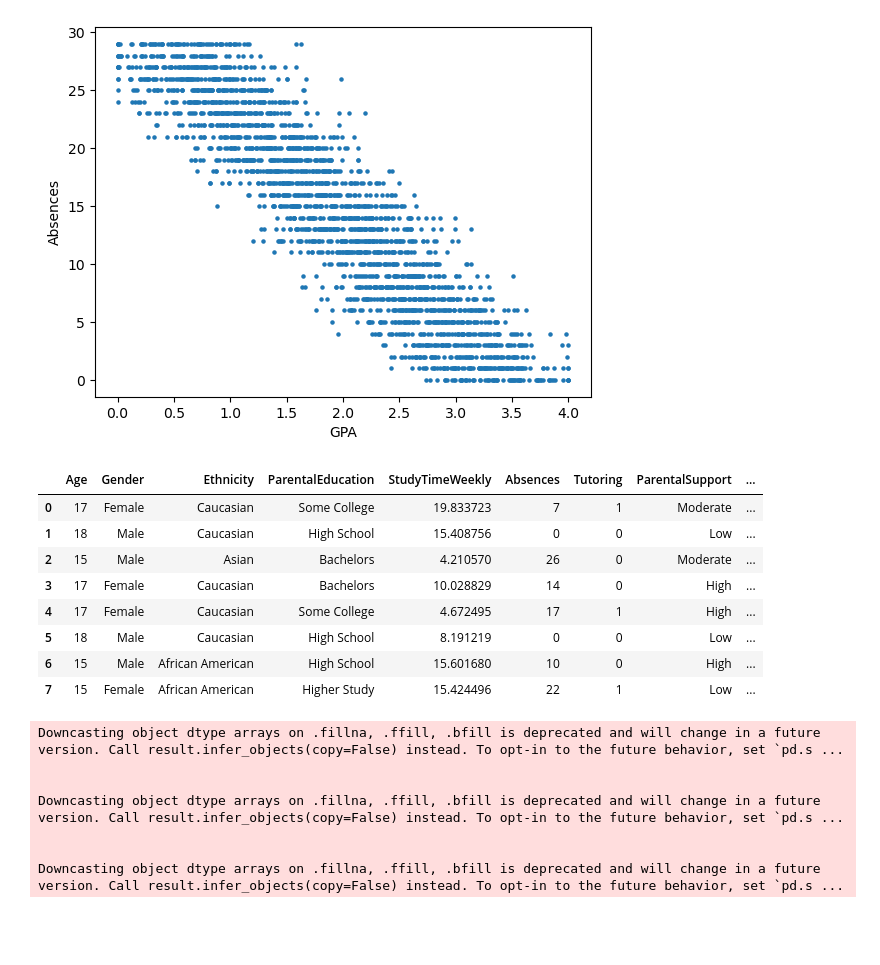
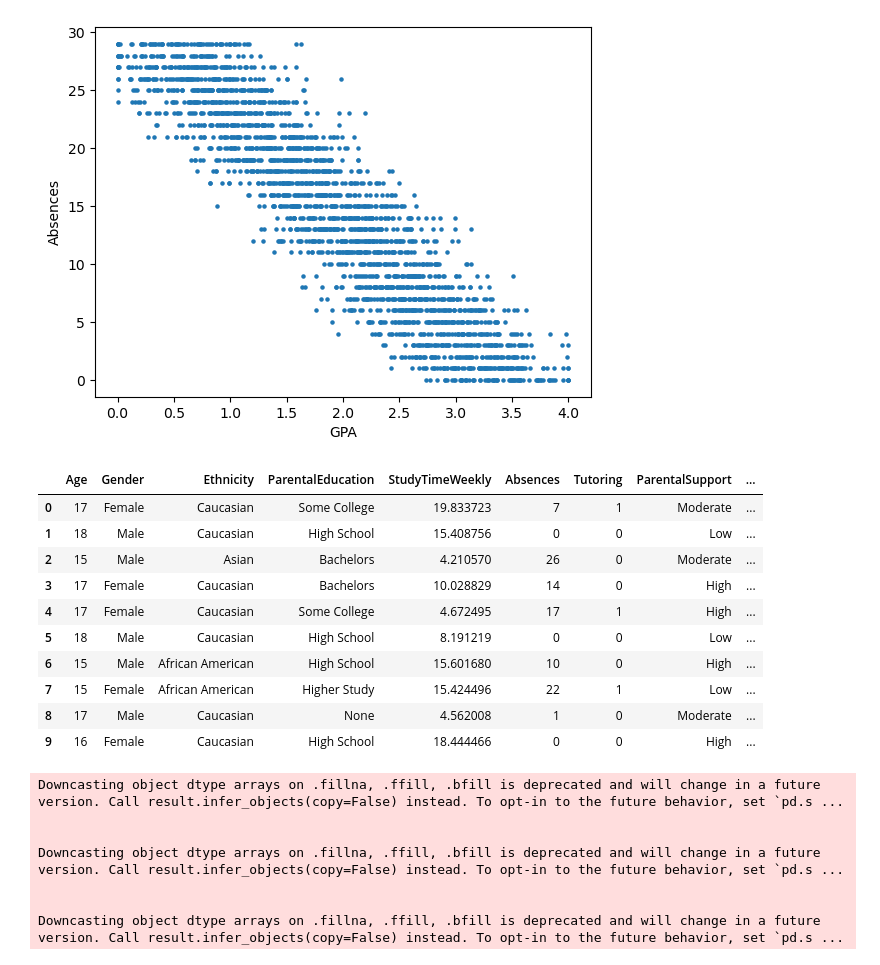
Before and after one commit to KCSchmutz/MLG382_Guided_Project_GroupX, a Jupyter notebook: MLG382_Guided_Project_GroupX_Notebook.ipynb, the cells around one changed output. Drawn from its saved outputs; the diff is of its cells as text; code cells hidden in the pictures; blank space fills up the shorter version.

```diff
--- a/MLG382_Guided_Project_GroupX_Notebook.ipynb
+++ b/MLG382_Guided_Project_GroupX_Notebook.ipynb
@@ -147,27 +164,29 @@ for col in scalar_features:
 # %%
 # Applying feature Engineering to the data, then add the 3 new columns to the DataFrame
 
 df3 = df2
 # The 1st feature is to determine if the student outside activities are productive
-df3['Constructive_Extracurricular'] = df3.apply(lambda row: row['Extracurricular'] & (row['Sports'] | row['Music']), axis=1)
+df3['Constructive_Extracurricular'] = df3.apply(lambda row: row['Extracurricular'] or ((row['Sports'] or row['Music']) or row['Volunteering']), axis=1)
 # The 2nd feature is to determine if a student is receiving support in their school life
 limiting_performance = ['None', 'Low', 'Moderate']
 df3['Receives_Support'] = df3.apply(lambda row:0 if ((row['Tutoring'] == 0) and (row['ParentalSupport'] in limiting_performance)) else 1, axis=1)
 # The 3rd is to determine the amount of study hours the student is busy catching up on work perweek
 weeks_in_a_year = 52
 df3['Catch_up_study_hours'] = df3.apply(lambda row: np.round(row['StudyTimeWeekly'] ** ((row['Absences'] / weeks_in_a_year)),2), axis=1)
 
-df3.head(8)
+df3.head(10)
 # %% [output]
 |  | Age | Gender | Ethnicity | ParentalEducation | StudyTimeWeekly | Absences | Tutoring | ParentalSupport | ... |
 | 0 | 17 | Female | Caucasian | Some College | 19.833723 | 7 | 1 | Moderate | ... |
 | 1 | 18 | Male | Caucasian | High School | 15.408756 | 0 | 0 | Low | ... |
 | 2 | 15 | Male | Asian | Bachelors | 4.210570 | 26 | 0 | Moderate | ... |
 | 3 | 17 | Female | Caucasian | Bachelors | 10.028829 | 14 | 0 | High | ... |
 | 4 | 17 | Female | Caucasian | Some College | 4.672495 | 17 | 1 | High | ... |
 | 5 | 18 | Male | Caucasian | High School | 8.191219 | 0 | 0 | Low | ... |
 | 6 | 15 | Male | African American | High School | 15.601680 | 10 | 0 | High | ... |
 | 7 | 15 | Female | African American | Higher Study | 15.424496 | 22 | 1 | Low | ... |
+| 8 | 17 | Male | Caucasian | None | 4.562008 | 1 | 0 | Moderate | ... |
+| 9 | 16 | Female | Caucasian | High School | 18.444466 | 0 | 0 | High | ... |
 # %%
 # Encoding then catagorical features in the dataset, then scaling the numeric features ~ using One Hot
 from category_encoders import OneHotEncoder
```
Also changed, not shown: parts of 8 cells of this notebook.
